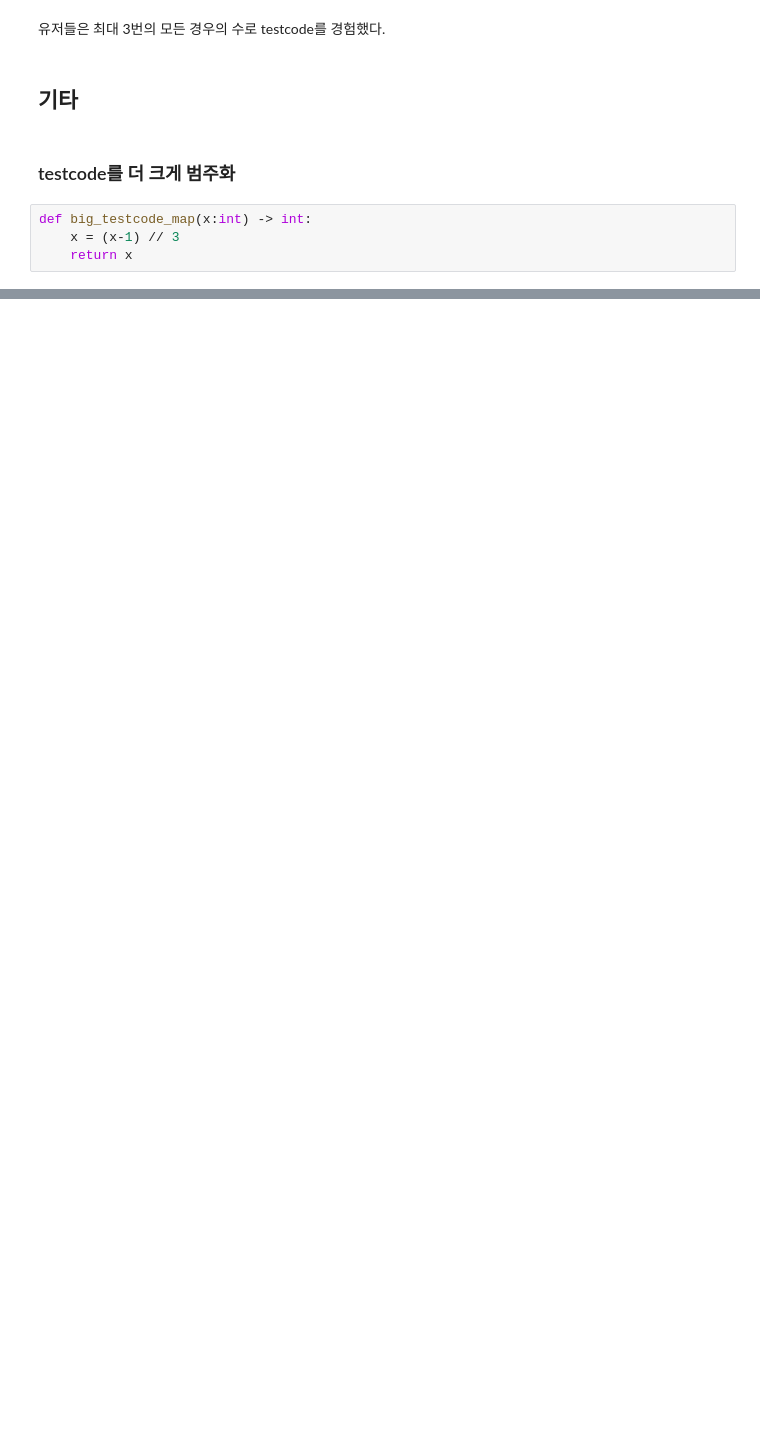
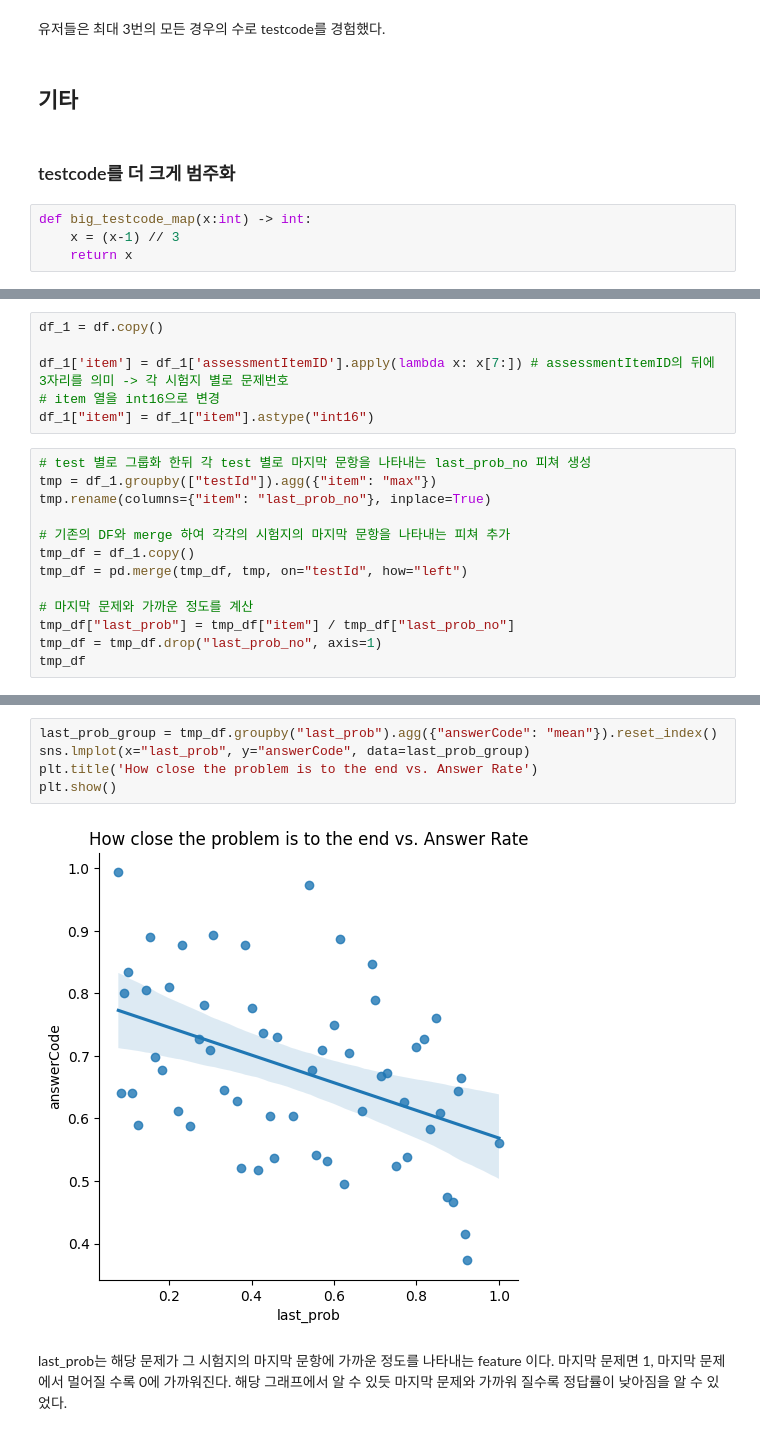
Before and after one commit to boostcampaitech5/level2_dkt-recsys-09, a Jupyter notebook: eda/eda_integration.ipynb, the cells around one changed output, grey strips where cells are left out. Cells and saved outputs as stored; diff of their text form; blank space fills up the shorter version.

```diff
--- a/eda/eda_integration.ipynb
+++ b/eda/eda_integration.ipynb
@@ -895,0 +934,19 @@ sns.barplot(x='bigtestCode', y='answerCode', data=bigcode_groupby, palette='wint
+# %%
+df_1 = df.copy()
+
+df_1['item'] = df_1['assessmentItemID'].apply(lambda x: x[7:]) # assessmentItemID의 뒤에 3자리를 의미 -> 각 시험지 별로 문제번호
+# item 열을 int16으로 변경
+df_1["item"] = df_1["item"].astype("int16")
+# %%
+# test 별로 그룹화 한뒤 각 test 별로 마지막 문항을 나타내는 last_prob_no 피쳐 생성
+tmp = df_1.groupby(["testId"]).agg({"item": "max"})
+tmp.rename(columns={"item": "last_prob_no"}, inplace=True)
+
+# 기존의 DF와 merge 하여 각각의 시험지의 마지막 문항을 나타내는 피쳐 추가
+tmp_df = df_1.copy()
+tmp_df = pd.merge(tmp_df, tmp, on="testId", how="left")
+
+# 마지막 문제와 가까운 정도를 계산
+tmp_df["last_prob"] = tmp_df["item"] / tmp_df["last_prob_no"]
+tmp_df = tmp_df.drop("last_prob_no", axis=1)
+tmp_df
@@ -895,0 +967,11 @@ sns.barplot(x='bigtestCode', y='answerCode', data=bigcode_groupby, palette='wint
+# %%
+last_prob_group = tmp_df.groupby("last_prob").agg({"answerCode": "mean"}).reset_index()
+sns.lmplot(x="last_prob", y="answerCode", data=last_prob_group)
+plt.title('How close the problem is to the end vs. Answer Rate')
+plt.show()
+# %% [output]
+[figure, added]
+# %% [markdown]
+last_prob는 해당 문제가 그 시험지의 마지막 문항에 가까운 정도를 나타내는 feature 이다. </br></br>
+마지막 문제면 1, 마지막 문제에서 멀어질 수록 0에 가까워진다. </br></br>
+해당 그래프에서 알 수 있듯 마지막 문제와 가까워 질수록 정답률이 낮아짐을 알 수 있었다.
```
Also changed, not shown: parts of 24 cells of this notebook.
